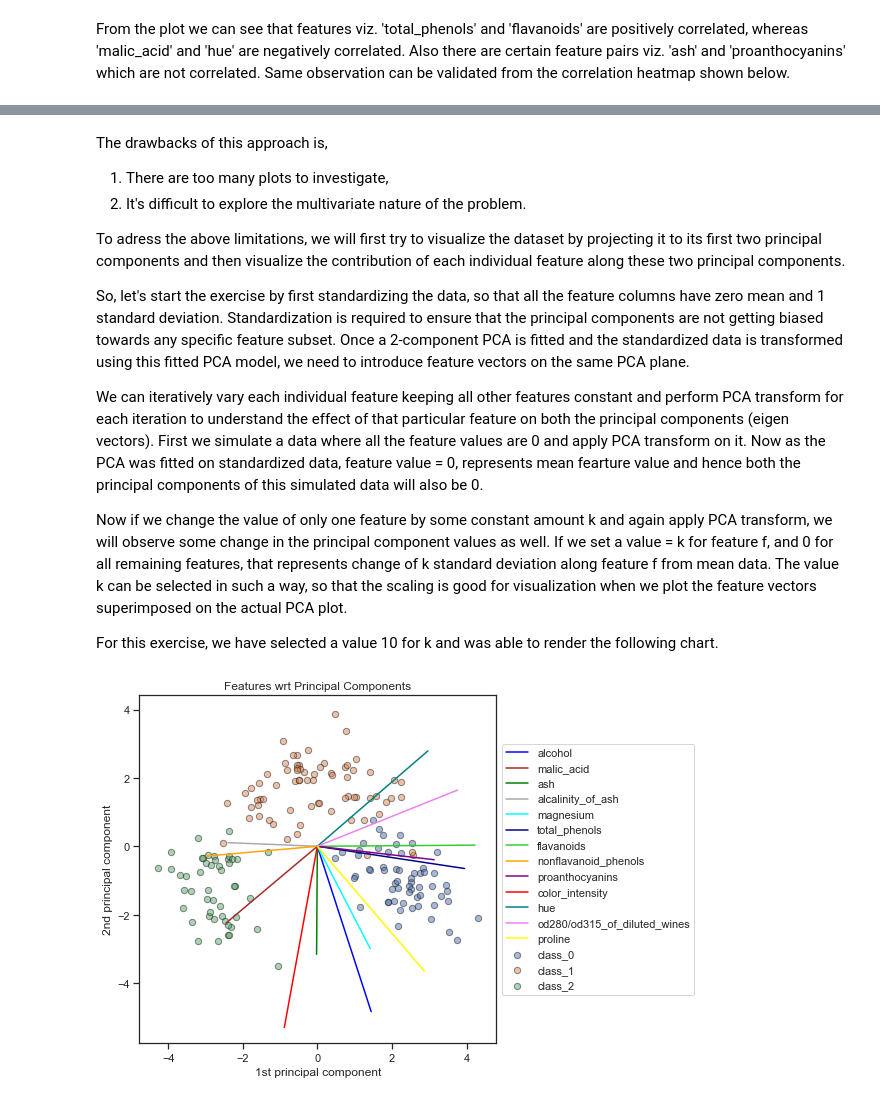
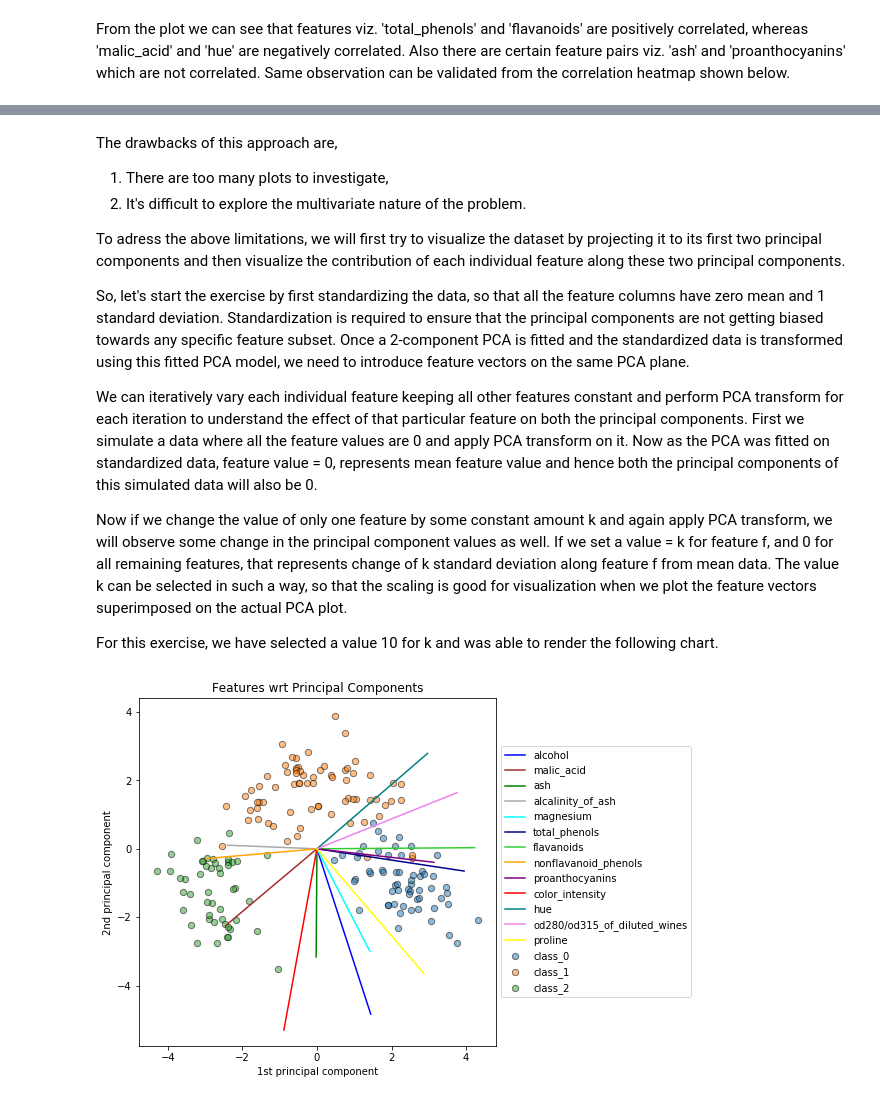
Before and after one commit to anirb1nag/Hobby-Projects-Machine-Learning-, a Jupyter notebook: Understanding Feature Mapping on Principal Components.ipynb, the cells around one changed output, grey strips where cells are left out. Cells and saved outputs as stored; diff of their text form; code cells hidden in the pictures.

```diff
--- a/Understanding Feature Mapping on Principal Components.ipynb
+++ b/Understanding Feature Mapping on Principal Components.ipynb
@@ -82,5 +76,5 @@ for f in features:
 # %% [markdown]
-The drawbacks of this approach is,
+The drawbacks of this approach are,
 1. There are too many plots to investigate,
 2. It's difficult to explore the multivariate nature of the problem.
 
@@ -88,44 +82,50 @@ To adress the above limitations, we will first try to visualize the dataset by p
 
 So, let's start the exercise by first standardizing the data, so that all the feature columns have zero mean and 1 standard deviation. Standardization is required to ensure that the principal components are not getting biased towards any specific feature subset. Once a 2-component PCA is fitted and the standardized data is transformed using this fitted PCA model, we need to introduce feature vectors on the same PCA plane.
 
-We can iteratively vary each individual feature keeping all other features constant and perform PCA transform for each iteration to understand the effect of that particular feature on both the principal components (eigen vectors).
-First we simulate a data where all the feature values are 0 and apply PCA transform on it. Now as the PCA was fitted on standardized data, feature value = 0, represents mean fearture value and hence both the principal components of this simulated data will also be 0.
+We can iteratively vary each individual feature keeping all other features constant and perform PCA transform for each iteration to understand the effect of that particular feature on both the principal components.
+First we simulate a data where all the feature values are 0 and apply PCA transform on it. Now as the PCA was fitted on standardized data, feature value = 0, represents mean feature value and hence both the principal components of this simulated data will also be 0.
 
 Now if we change the value of only one feature by some constant amount k and again apply PCA transform, we will observe some change in the principal component values as well. If we set a value = k for feature f, and  0 for all remaining features, that represents change of k standard deviation along feature f from mean data. The value k can be selected in such a way, so that the scaling is good for visualization when we plot the feature vectors superimposed on the actual PCA plot.
 
 For this exercise, we have selected a value 10 for k and was able to render the following chart.
 # %%
+import numpy as np
 from sklearn.preprocessing import StandardScaler
-scaler=StandardScaler()#instantiate
-scaler.fit(wine.data) # compute the mean and standard which will be used in the next command
-X_scaled=scaler.transform(wine.data)# fit and transform can be applied together and I leave that for simple exercise
-y = wine.target
+from sklearn.decomposition import PCA
+
+scaler=StandardScaler()
+scaler.fit(wine.data)
+X_scaled=scaler.transform(wine.data)
+
+pca = PCA(n_components=2).fit(X_scaled)
+X_reduced = pca.transform(X_scaled)
+
 f = np.zeros((2,feature_count))
 l = X_reduced.shape[0]
 colors = [ 'blue','brown', 'green', 'darkgray', 'cyan', 'darkblue', 'limegreen', 'orange', 'purple', 'red', 'teal', 'violet', 'yellow']
 plt.figure(figsize=(8,6.4))
 ax = plt.subplot(111)
 for k in range(feature_count):
     fk = f.copy()
     fk[:,k] = [0,10]
     fk_reduced = pca.transform(fk)
     plt.plot(fk_reduced[:, 0], fk_reduced[:, 1], color = colors[k], label = features[k])
 plt.title("Features wrt Principal Components")
 for t in range(len(wine.target_names)):
     plt.scatter(X_reduced[:, 0][y==t], X_reduced[:, 1][y==t],edgecolor='k', s=40, alpha=0.5, label=wine.target_names[t])
 plt.xlabel("1st principal component")
 plt.ylabel("2nd principal component")
 plt.legend()
 # Shrink current axis by 20%
 box = ax.get_position()
 ax.set_position([box.x0, box.y0, box.width * 0.8, box.height])
 
 # Put a legend to the right of the current axis
 ax.legend(loc='center left', bbox_to_anchor=(1, 0.5))
 
 plt.show()
 # %% [output]
-[figure, old version]
+[figure, new version]
 # %% [markdown]
 From the above plot we can clearly see how each individual feature is affecting the principal components. The length of each feature vector represents how sensitive the principal components are towards that feature and the direction of the feature vector represent which component is getting more affected (positively or negatively) by that particular feature. Also we can obseve how correlated a pair of features are. Positively correlated features are likely to be pointing towards same direction, whereas negatively correlated features are likely to be pointing towards opposite direction. In case a pair of features are not correlated, the angle between them will tend to 90 degrees. All these observations can be validated from the correlation heatmap shown earlier.
 
```
Also changed, not shown: parts of 7 cells of this notebook.
